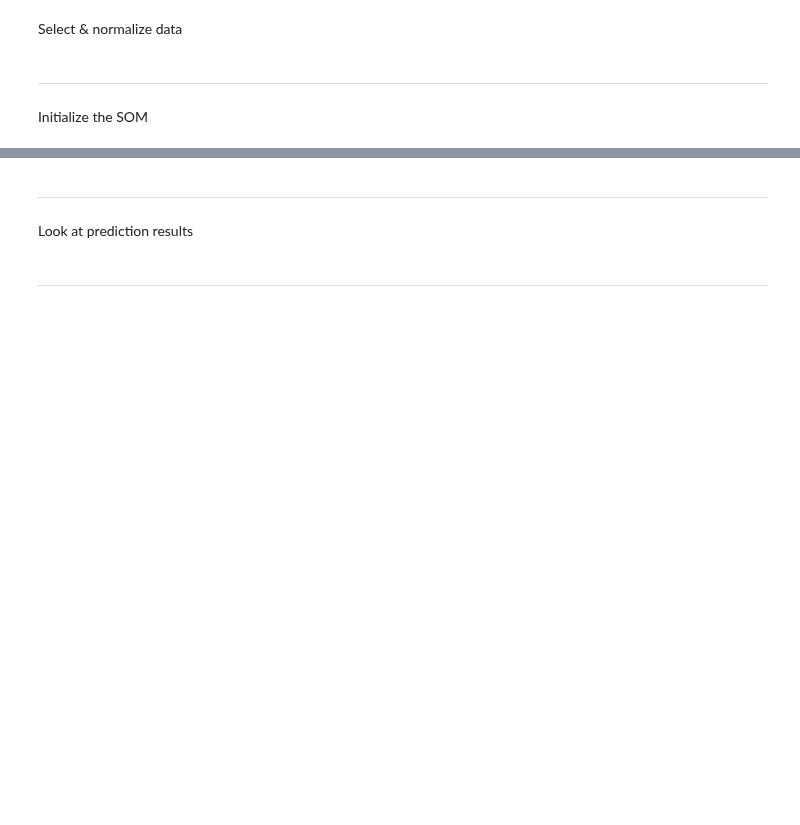
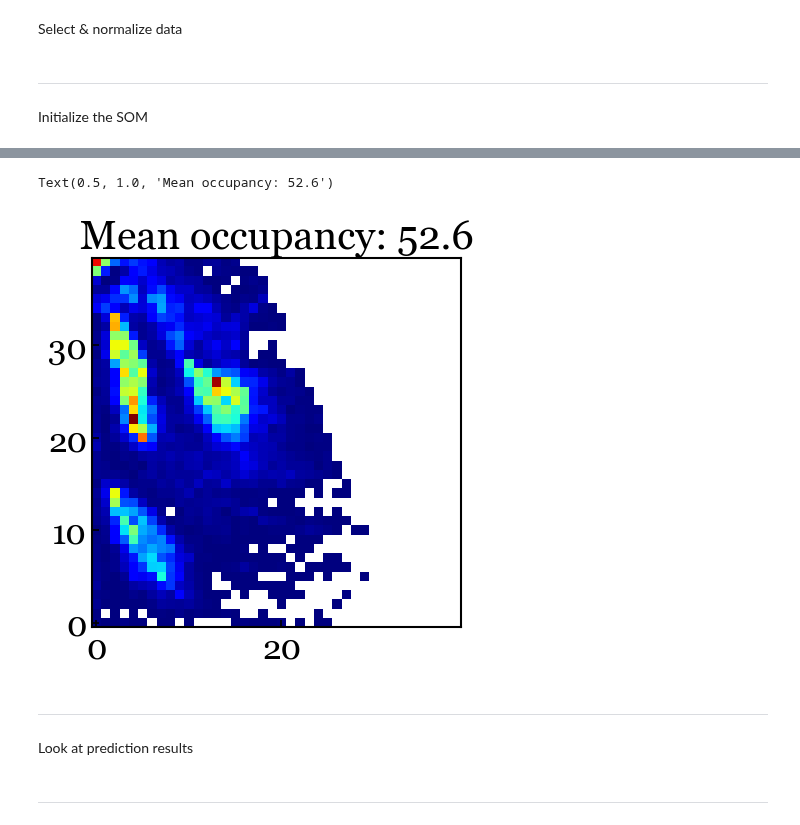
Before and after one commit to lsajkov/strw_mpdg, a Jupyter notebook: mpdg_run_som_KiDS_GAMA.ipynb, the cells around one changed output, grey strips where cells are left out. Drawn from its saved outputs; the diff is of its cells as text; code cells hidden in the pictures; blank space fills up the shorter version.

```diff
--- a/mpdg_run_som_KiDS_GAMA.ipynb
+++ b/mpdg_run_som_KiDS_GAMA.ipynb
@@ -305,3 +378,15 @@ import matplotlib.pyplot as plt
+# %%
+occupancy_map = np.full(SOM.mapsize, np.nan)
+for cell, values in np.ndenumerate(SOM.labeled_map_values[..., 0, 0]):
+    if len(values) > 0:
+        occupancy_map[cell] = len(values)
+
+plt.imshow(occupancy_map,
+    origin = 'lower', cmap = 'jet')
+plt.title(f'Mean occupancy: {np.nanmean(occupancy_map):.1f}')
+# %% [output]
+Text(0.5, 1.0, 'Mean occupancy: 52.6')
+[figure, added]
 # %%
 SOM.predict(SOM.labeling_data[:, :SOM.data_dim],
             np.sqrt(SOM.label_variances[:, :SOM.data_dim]))
```
Also changed, not shown: parts of 18 cells of this notebook.
